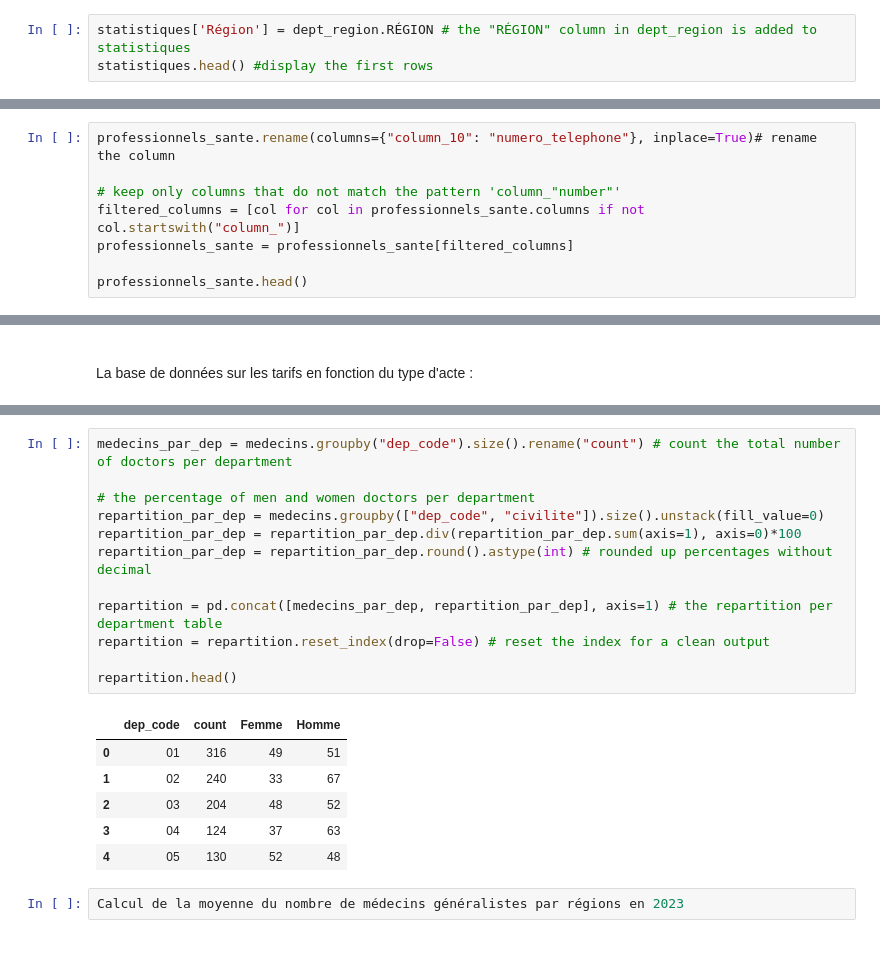
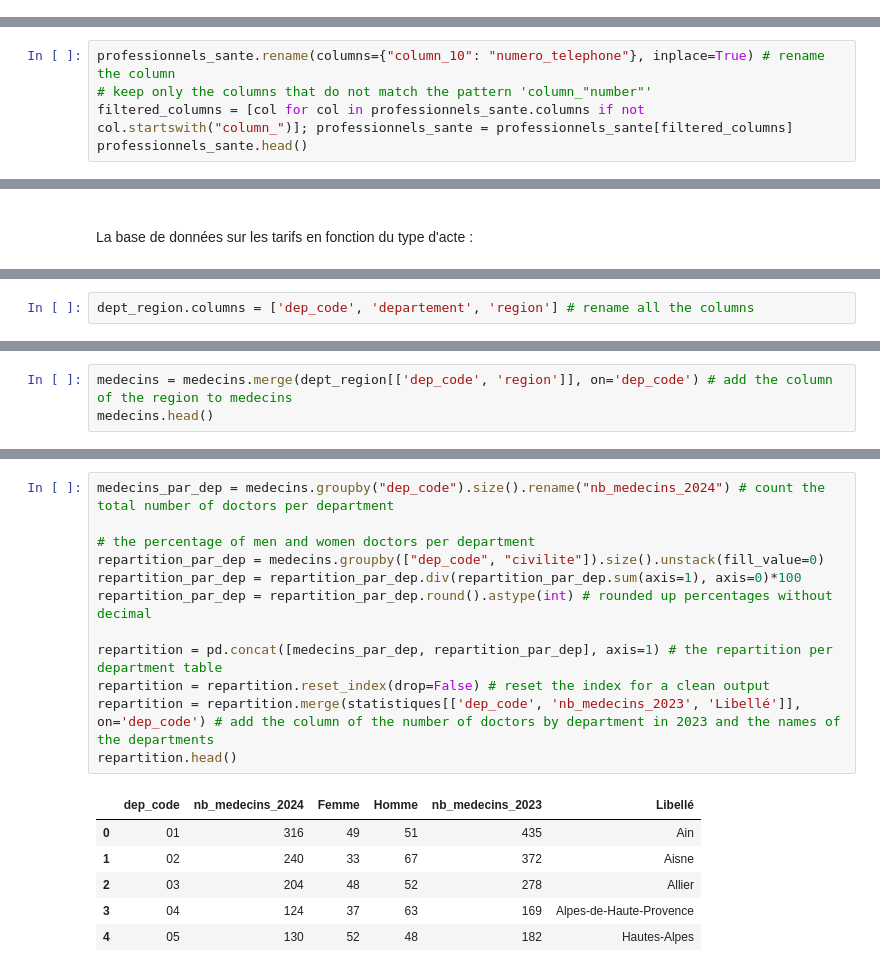
Before and after one commit to ahina0/projet_outinfo, a Jupyter notebook: durrieu.boivent.3.ipynb, the cells around one changed output, grey strips where cells are left out. Saved outputs shown, nothing was run; the diff lists cells and outputs as text.

```diff
--- a/durrieu.boivent.3.ipynb
+++ b/durrieu.boivent.3.ipynb
@@ -254,3 +188,0 @@ On ajoute la colonne des régions à la data frame des statistiques locales fran
-# %%
-statistiques['Région'] = dept_region.RÉGION # the "RÉGION" column in dept_region is added to statistiques
-statistiques.head() #display the first rows
@@ -271,12 +196,9 @@ statistiques.head() #display the first rows
 
 Les colonnes ayant un nom de type "column_*number*" ne sont pas gardées, sauf "column_10", qui est le numéro de téléphone du médecin. On renomme cette colonne, et on supprime les autres.
 # %%
-professionnels_sante.rename(columns={"column_10": "numero_telephone"}, inplace=True)# rename the column
-
-# keep only columns that do not match the pattern 'column_"number"'
-filtered_columns = [col for col in professionnels_sante.columns if not col.startswith("column_")]
-professionnels_sante = professionnels_sante[filtered_columns]
-
+professionnels_sante.rename(columns={"column_10": "numero_telephone"}, inplace=True) # rename the column
+# keep only the columns that do not match the pattern 'column_"number"'
+filtered_columns = [col for col in professionnels_sante.columns if not col.startswith("column_")]; professionnels_sante = professionnels_sante[filtered_columns]
 professionnels_sante.head()
 # %% [output]
 |  | civilite | numero_telephone | nom | adresse | libelle_profession | type_dacte_realise | nom_acte | ... |
@@ -517,0 +487,2 @@ tarifs.head()
+# %%
+dept_region.columns = ['dep_code', 'departement', 'region'] # rename all the columns
@@ -517,0 +499,3 @@ tarifs.head()
+# %%
+medecins = medecins.merge(dept_region[['dep_code', 'region']], on='dep_code') # add the column of the region to medecins
+medecins.head()
@@ -531,21 +522,19 @@ On crée une table contenant le nombre de médecins par département, ainsi que
 # %%
-medecins_par_dep = medecins.groupby("dep_code").size().rename("count") # count the total number of doctors per department
+medecins_par_dep = medecins.groupby("dep_code").size().rename("nb_medecins_2024") # count the total number of doctors per department
 
 # the percentage of men and women doctors per department
 repartition_par_dep = medecins.groupby(["dep_code", "civilite"]).size().unstack(fill_value=0)
 repartition_par_dep = repartition_par_dep.div(repartition_par_dep.sum(axis=1), axis=0)*100
 repartition_par_dep = repartition_par_dep.round().astype(int) # rounded up percentages without decimal
 
 repartition = pd.concat([medecins_par_dep, repartition_par_dep], axis=1) # the repartition per department table
 repartition = repartition.reset_index(drop=False) # reset the index for a clean output
-
+repartition = repartition.merge(statistiques[['dep_code', 'nb_medecins_2023', 'Libellé']], on='dep_code') # add the column of the number of doctors by department in 2023 and the names of the departments
 repartition.head()
 # %% [output]
-|  | dep_code | count | Femme | Homme |
-| 0 | 01 | 316 | 49 | 51 |
-| 1 | 02 | 240 | 33 | 67 |
-| 2 | 03 | 204 | 48 | 52 |
-| 3 | 04 | 124 | 37 | 63 |
-| 4 | 05 | 130 | 52 | 48 |
+|  | dep_code | nb_medecins_2024 | Femme | Homme | nb_medecins_2023 | Libellé |
+| 0 | 01 | 316 | 49 | 51 | 435 | Ain |
+| 1 | 02 | 240 | 33 | 67 | 372 | Aisne |
+| 2 | 03 | 204 | 48 | 52 | 278 | Allier |
+| 3 | 04 | 124 | 37 | 63 | 169 | Alpes-de-Haute-Provence |
+| 4 | 05 | 130 | 52 | 48 | 182 | Hautes-Alpes |
-# %%
-Calcul de la moyenne du nombre de médecins généralistes par régions en 2023
```
Also changed, not shown: parts of 51 cells of this notebook.
